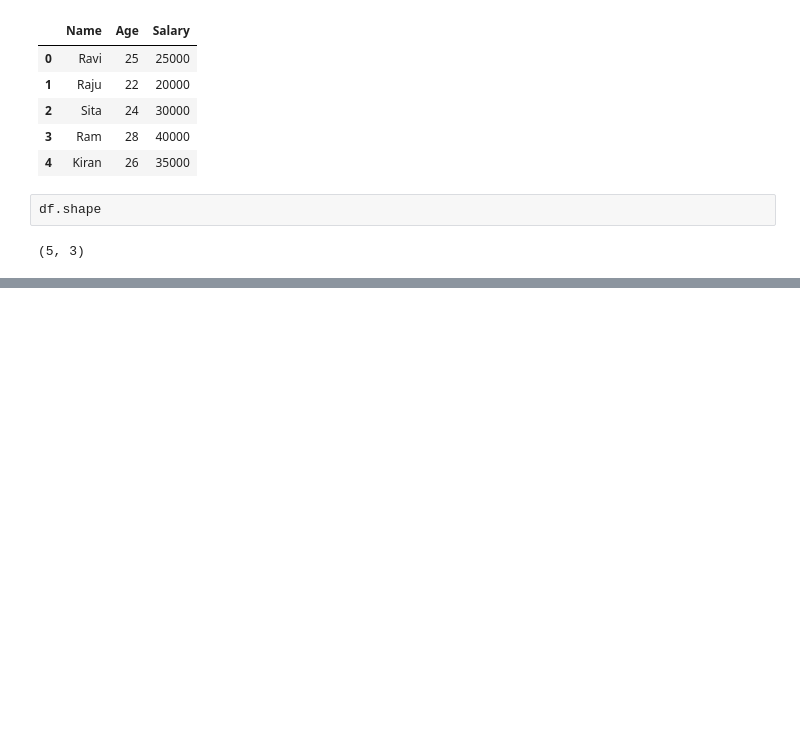
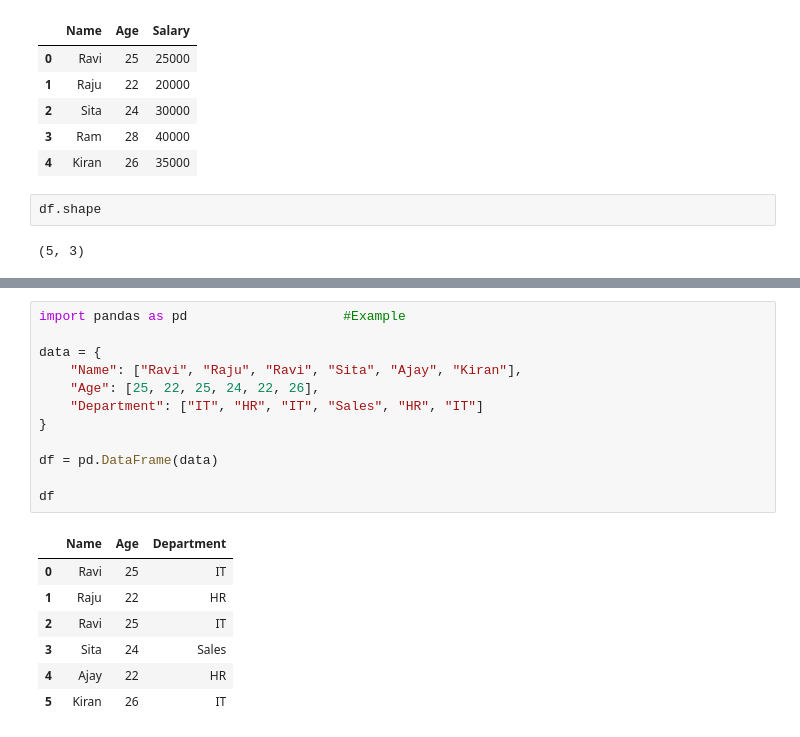
Before and after one commit to upendarreddyadla/Sprint-3-NumPy-Pandas, a Jupyter notebook: 06_Data_Inspection.ipynb, the cells around one changed output, grey strips where cells are left out. Saved outputs shown, nothing was run; the diff lists cells and outputs as text; blank space fills up the shorter version.

```diff
--- a/06_Data_Inspection.ipynb
+++ b/06_Data_Inspection.ipynb
@@ -484,0 +660,20 @@ df.shape
+# %%
+import pandas as pd                    #Example
+
+data = {
+    "Name": ["Ravi", "Raju", "Ravi", "Sita", "Ajay", "Kiran"],
+    "Age": [25, 22, 25, 24, 22, 26],
+    "Department": ["IT", "HR", "IT", "Sales", "HR", "IT"]
+}
+
+df = pd.DataFrame(data)
+
+df
+# %% [output]
+|  | Name | Age | Department |
+| 0 | Ravi | 25 | IT |
+| 1 | Raju | 22 | HR |
+| 2 | Ravi | 25 | IT |
+| 3 | Sita | 24 | Sales |
+| 4 | Ajay | 22 | HR |
+| 5 | Kiran | 26 | IT |
```
Also changed, not shown: parts of 24 cells of this notebook.
